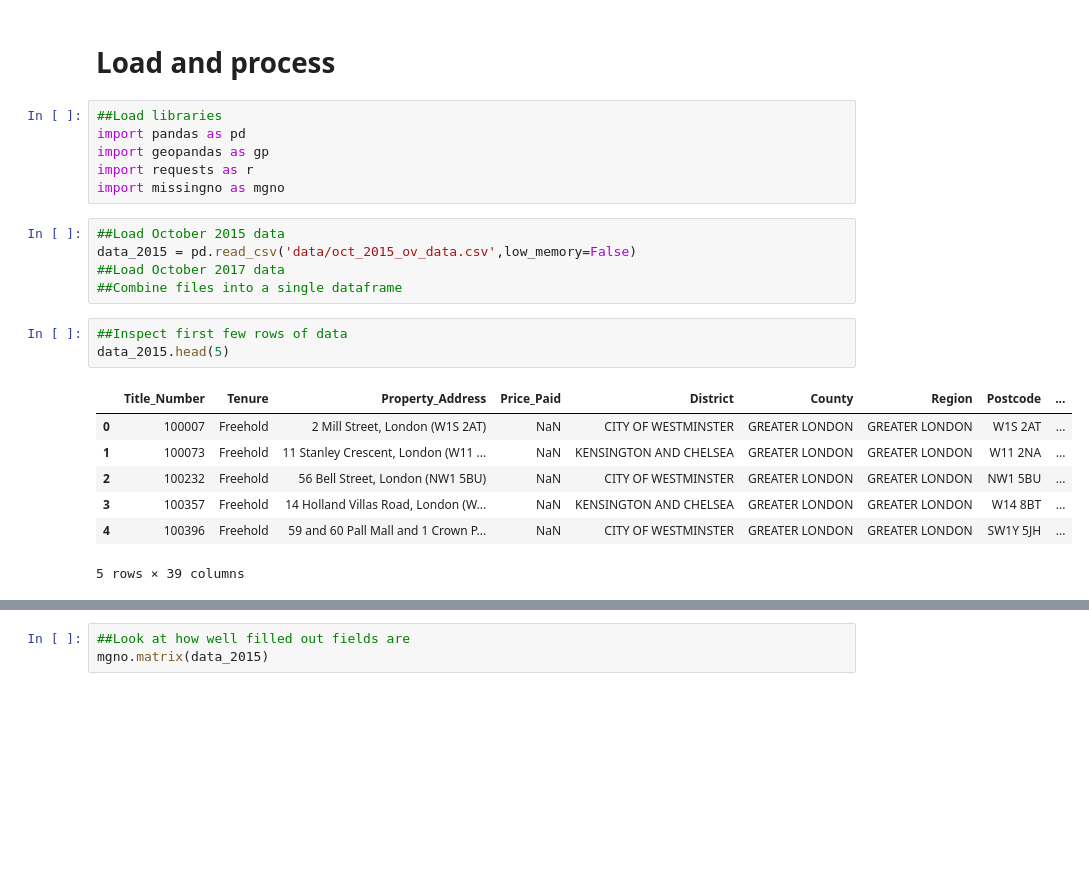
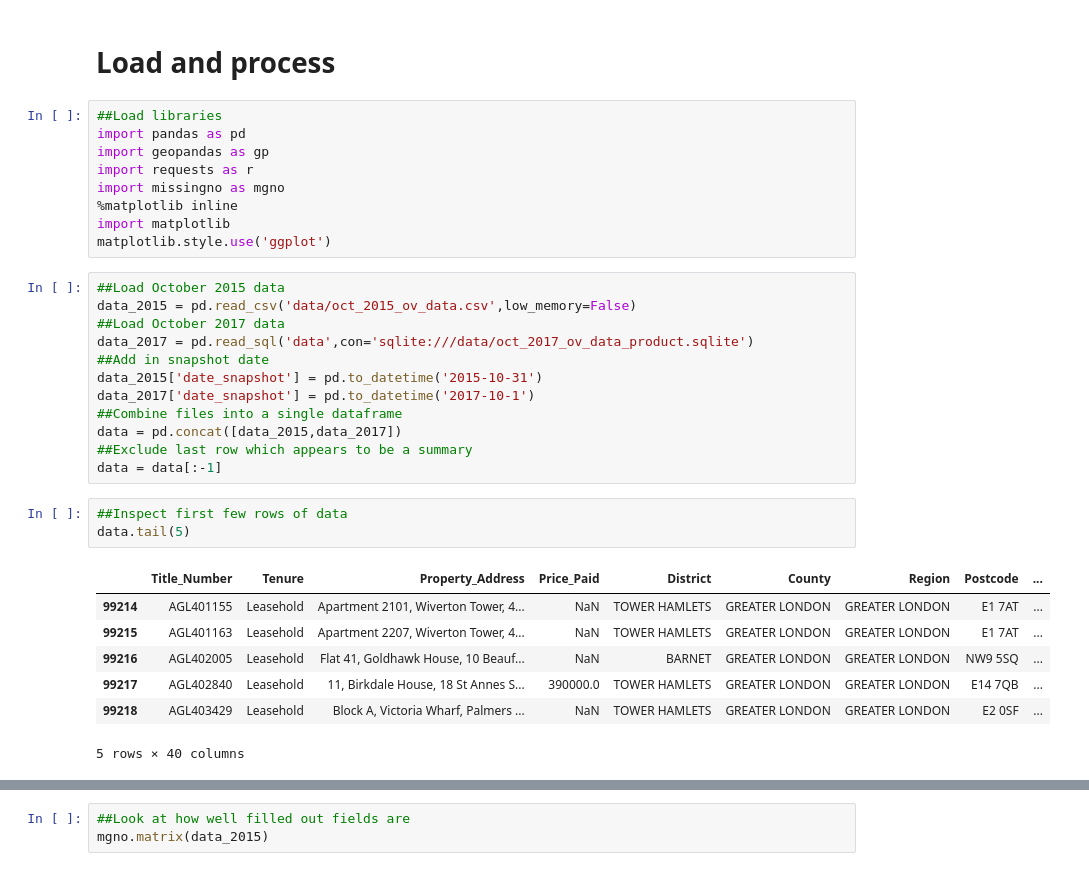
Before and after one commit to Global-Witness/overseas-companies-land-ownership-public, a Jupyter notebook: Draft Processing and Analysis.ipynb, the cells around one changed output, grey strips where cells are left out. Cells and saved outputs as stored; diff of their text form; blank space fills up the shorter version.

```diff
--- a/Draft Processing and Analysis.ipynb
+++ b/Draft Processing and Analysis.ipynb
@@ -6,19 +6,29 @@ import pandas as pd
 import geopandas as gp
 import requests as r
 import missingno as mgno
+%matplotlib inline
+import matplotlib
+matplotlib.style.use('ggplot')
 # %%
 ##Load October 2015 data
 data_2015 = pd.read_csv('data/oct_2015_ov_data.csv',low_memory=False)
 ##Load October 2017 data
+data_2017 = pd.read_sql('data',con='sqlite:///data/oct_2017_ov_data_product.sqlite')
+##Add in snapshot date
+data_2015['date_snapshot'] = pd.to_datetime('2015-10-31')
+data_2017['date_snapshot'] = pd.to_datetime('2017-10-1')
 ##Combine files into a single dataframe
+data = pd.concat([data_2015,data_2017])
+##Exclude last row which appears to be a summary
+data = data[:-1]
 # %%
 ##Inspect first few rows of data
-data_2015.head(5)
+data.tail(5)
 # %% [output]
 |  | Title_Number | Tenure | Property_Address | Price_Paid | District | County | Region | Postcode | ... |
-| 0 | 100007 | Freehold | 2 Mill Street, London (W1S 2AT) | NaN | CITY OF WESTMINSTER | GREATER LONDON | GREATER LONDON | W1S 2AT | ... |
-| 1 | 100073 | Freehold | 11 Stanley Crescent, London (W11 ... | NaN | KENSINGTON AND CHELSEA | GREATER LONDON | GREATER LONDON | W11 2NA | ... |
-| 2 | 100232 | Freehold | 56 Bell Street, London (NW1 5BU) | NaN | CITY OF WESTMINSTER | GREATER LONDON | GREATER LONDON | NW1 5BU | ... |
-| 3 | 100357 | Freehold | 14 Holland Villas Road, London (W... | NaN | KENSINGTON AND CHELSEA | GREATER LONDON | GREATER LONDON | W14 8BT | ... |
-| 4 | 100396 | Freehold | 59 and 60 Pall Mall and 1 Crown P... | NaN | CITY OF WESTMINSTER | GREATER LONDON | GREATER LONDON | SW1Y 5JH | ... |
+| 99214 | AGL401155 | Leasehold | Apartment 2101, Wiverton Tower, 4... | NaN | TOWER HAMLETS | GREATER LONDON | GREATER LONDON | E1 7AT | ... |
+| 99215 | AGL401163 | Leasehold | Apartment 2207, Wiverton Tower, 4... | NaN | TOWER HAMLETS | GREATER LONDON | GREATER LONDON | E1 7AT | ... |
+| 99216 | AGL402005 | Leasehold | Flat 41, Goldhawk House, 10 Beauf... | NaN | BARNET | GREATER LONDON | GREATER LONDON | NW9 5SQ | ... |
+| 99217 | AGL402840 | Leasehold | 11, Birkdale House, 18 St Annes S... | 390000.0 | TOWER HAMLETS | GREATER LONDON | GREATER LONDON | E14 7QB | ... |
+| 99218 | AGL403429 | Leasehold | Block A, Victoria Wharf, Palmers ... | NaN | TOWER HAMLETS | GREATER LONDON | GREATER LONDON | E2 0SF | ... |
-5 rows × 39 columns
+5 rows × 40 columns
```
Also changed, not shown: parts of 13 cells of this notebook, 1 other file.
